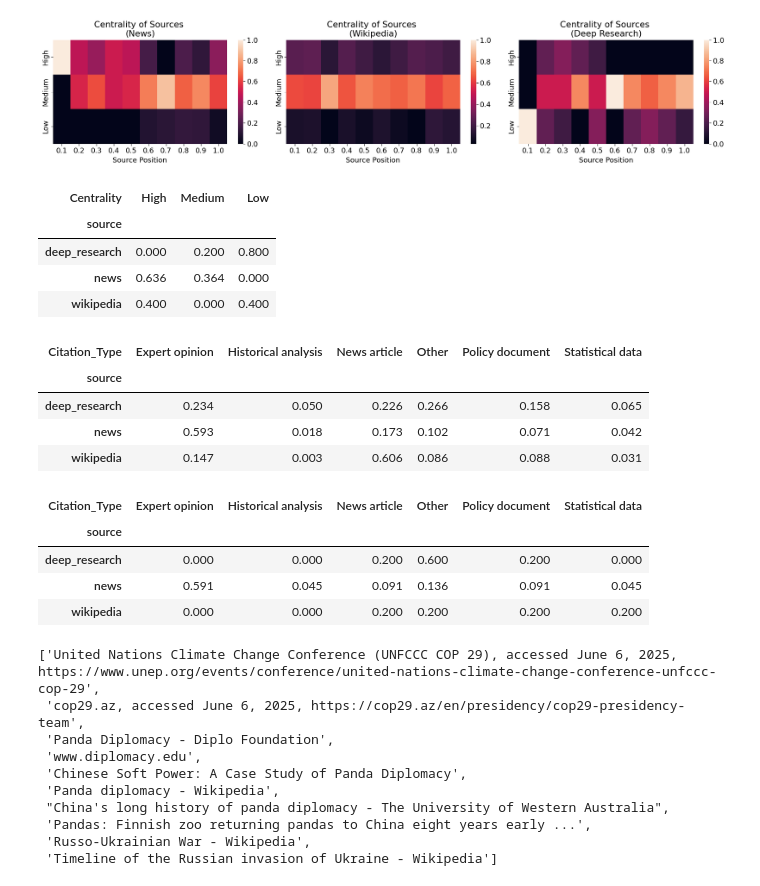
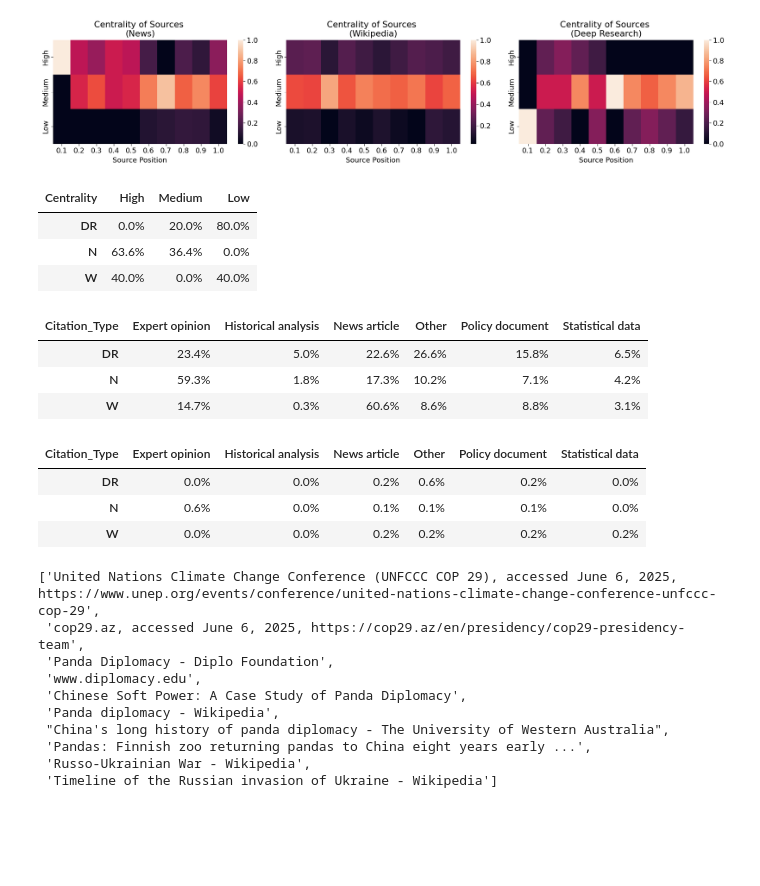
Before and after one commit to alex2awesome/deep-research-exploration, a Jupyter notebook: notebooks/2025-06-09__label-sources.ipynb, the cells around one changed output. Saved outputs shown, nothing was run; the diff lists cells and outputs as text; code cells hidden in the pictures; blank space fills up the shorter version.

```diff
--- a/notebooks/2025-06-09__label-sources.ipynb
+++ b/notebooks/2025-06-09__label-sources.ipynb
@@ -189,45 +219,59 @@ plt.savefig('../figures/centrality-heatmap-by-index.png', bbox_inches='tight')
 [figure]
 # %%
 # Centrality of the first source in each story
-(h.all_annotated_citations_df
+t = (h.all_annotated_citations_df
  .groupby(['source', 'article_title']).apply(lambda df: df.iloc[0]).reset_index(drop=True)
  .explode('Centrality')
  .pipe(h.analyze_column, 'Centrality')[['High', 'Medium', 'Low']]
- .round(3)
- .style.format(precision=3, na_rep='').background_gradient(cmap='Spectral', low=1, high=0, axis=None)
- )
+ .pipe(lambda df: (df * 100).round(1))
+)
+t.index.name = None
+t.index = t.index.map(lambda x: {'deep_research': 'DR', 'news': 'N', 'wikipedia': 'W'}.get(x, x))
+
+t = t.style.format("{:.1f}%", na_rep='').background_gradient(cmap='Spectral', low=1, high=0, axis=None)
+await h.generate_image_async(t, '../figures/centrality_first_source.png')
+t
 # %% [output]
 | Centrality | High | Medium | Low |
-| source |  |  |  |
-| deep_research | 0.000 | 0.200 | 0.800 |
-| news | 0.636 | 0.364 | 0.000 |
-| wikipedia | 0.400 | 0.000 | 0.400 |
+| DR | 0.0% | 20.0% | 80.0% |
+| N | 63.6% | 36.4% | 0.0% |
+| W | 40.0% | 0.0% | 40.0% |
 # %%
 # Type of source for all sources in each story
-(h.all_annotated_citations_df
+t = (h.all_annotated_citations_df
  .pipe(h.analyze_column, 'Citation_Type').drop(columns=['Cannot Determine'])
- .style.format(precision=3, na_rep='').background_gradient(cmap='Spectral', low=1, high=0, axis=None)
+ .pipe(lambda df: (df * 100).round(1))
 )
+t.index.name = None
+t.index = t.index.map(lambda x: {'deep_research': 'DR', 'news': 'N', 'wikipedia': 'W'}.get(x, x))
+
+t = t.style.format("{:.1f}%", na_rep='').background_gradient(cmap='Spectral', low=1, high=0, axis=None)
+await h.generate_image_async(t, '../figures/citation_type.png')
+t
 # %% [output]
 | Citation_Type | Expert opinion | Historical analysis | News article | Other | Policy document | Statistical data |
-| source |  |  |  |  |  |  |
-| deep_research | 0.234 | 0.050 | 0.226 | 0.266 | 0.158 | 0.065 |
-| news | 0.593 | 0.018 | 0.173 | 0.102 | 0.071 | 0.042 |
-| wikipedia | 0.147 | 0.003 | 0.606 | 0.086 | 0.088 | 0.031 |
+| DR | 23.4% | 5.0% | 22.6% | 26.6% | 15.8% | 6.5% |
+| N | 59.3% | 1.8% | 17.3% | 10.2% | 7.1% | 4.2% |
+| W | 14.7% | 0.3% | 60.6% | 8.6% | 8.8% | 3.1% |
 # %%
 # Type of source for the first source in each story
-(h.all_annotated_citations_df
+t = (h.all_annotated_citations_df
  .groupby(['source', 'article_title']).apply(lambda df: df.iloc[0]).reset_index(drop=True)
  .pipe(h.analyze_column, 'Citation_Type')
  .drop(columns=['Cannot Determine']).round(3)
- .style.format(precision=3, na_rep='').background_gradient(cmap='Spectral', low=1, high=0, axis=None)
  )
+
+t.index.name = None
+t.index = t.index.map(lambda x: {'deep_research': 'DR', 'news': 'N', 'wikipedia': 'W'}.get(x, x))
+
+t = t.style.format("{:.1f}%", na_rep='').background_gradient(cmap='Spectral', low=1, high=0, axis=None)
+await h.generate_image_async(t, '../figures/citation_type_first_source.png')
+t
 # %% [output]
 | Citation_Type | Expert opinion | Historical analysis | News article | Other | Policy document | Statistical data |
-| source |  |  |  |  |  |  |
-| deep_research | 0.000 | 0.000 | 0.200 | 0.600 | 0.200 | 0.000 |
-| news | 0.591 | 0.045 | 0.091 | 0.136 | 0.091 | 0.045 |
-| wikipedia | 0.000 | 0.000 | 0.200 | 0.200 | 0.200 | 0.200 |
+| DR | 0.0% | 0.0% | 0.2% | 0.6% | 0.2% | 0.0% |
+| N | 0.6% | 0.0% | 0.1% | 0.1% | 0.1% | 0.0% |
+| W | 0.0% | 0.0% | 0.2% | 0.2% | 0.2% | 0.2% |
 # %%
 (h.all_annotated_citations_df
  .loc[lambda df: df['source'] == 'deep_research']
```
Also changed, not shown: parts of 15 cells of this notebook, 15 other files.
